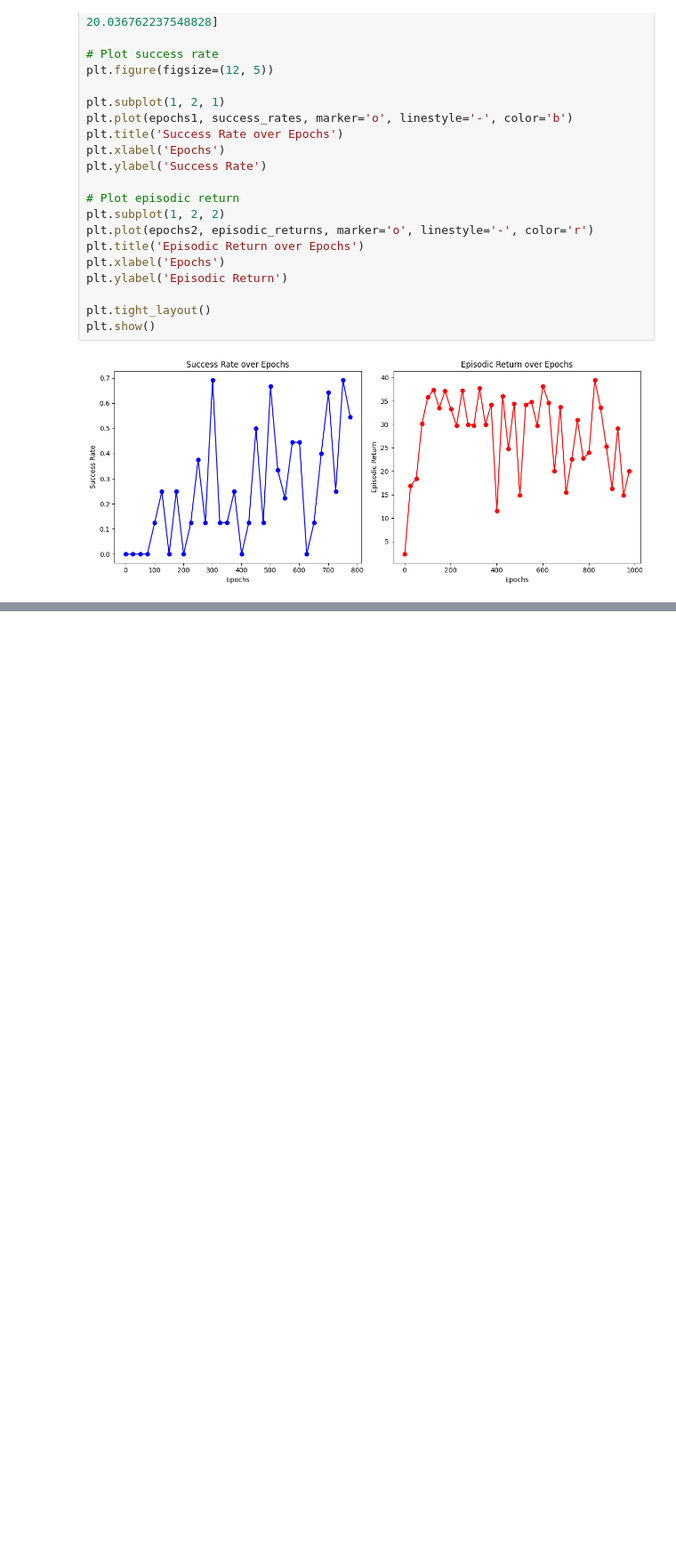
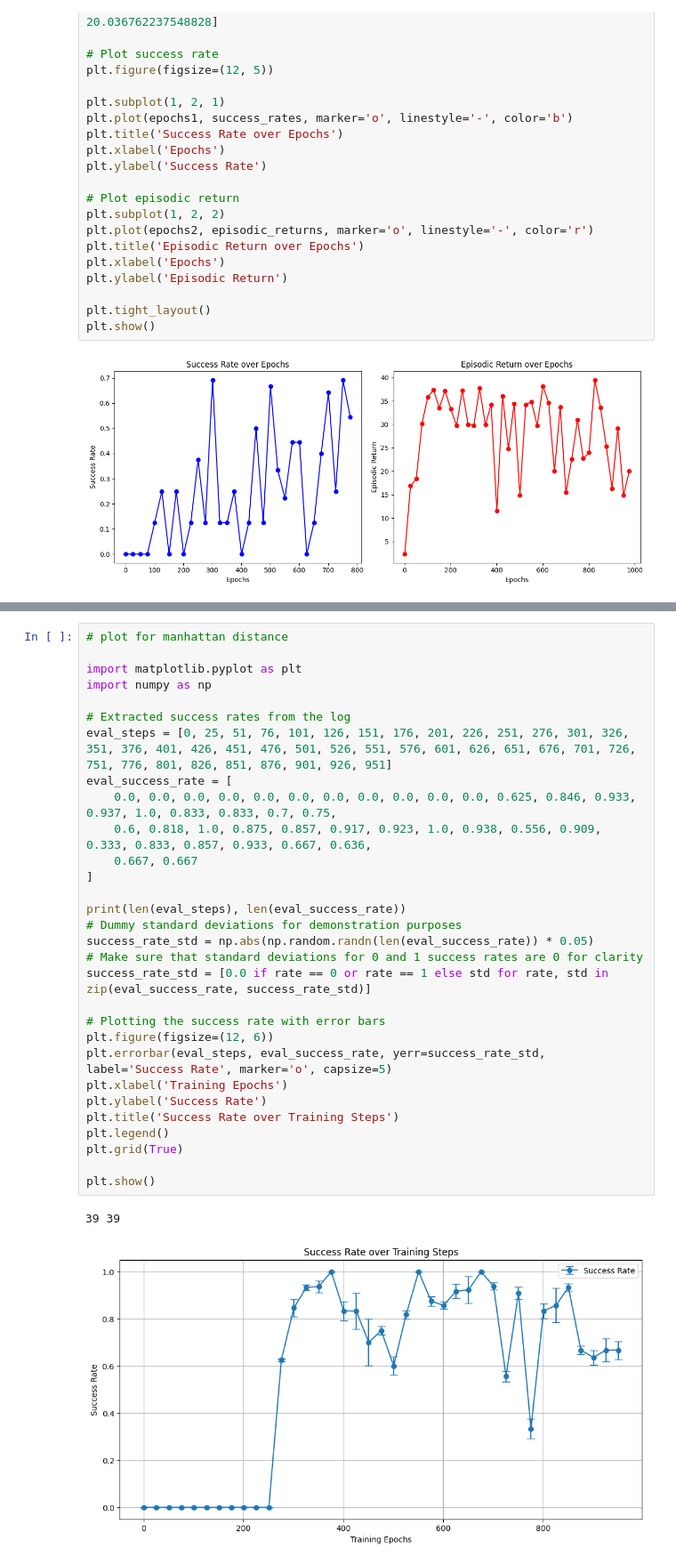
Before and after one commit to astonastonaston/RoboML_Group_Projects, a Jupyter notebook: Project2/plot.ipynb, the cells around one changed output, grey strips where cells are left out. Shown at 89% size. Saved outputs shown, nothing was run; the diff lists cells and outputs as text; blank space fills up the shorter version.

```diff
--- a/Project2/plot.ipynb
+++ b/Project2/plot.ipynb
@@ -206,0 +203,33 @@ plt.show()
+# %%
+# plot for manhattan distance
+
+import matplotlib.pyplot as plt
+import numpy as np
+
+# Extracted success rates from the log
+eval_steps = [0, 25, 51, 76, 101, 126, 151, 176, 201, 226, 251, 276, 301, 326, 351, 376, 401, 426, 451, 476, 501, 526, 551, 576, 601, 626, 651, 676, 701, 726, 751, 776, 801, 826, 851, 876, 901, 926, 951]
+eval_success_rate = [
+    0.0, 0.0, 0.0, 0.0, 0.0, 0.0, 0.0, 0.0, 0.0, 0.0, 0.0, 0.625, 0.846, 0.933, 0.937, 1.0, 0.833, 0.833, 0.7, 0.75,
+    0.6, 0.818, 1.0, 0.875, 0.857, 0.917, 0.923, 1.0, 0.938, 0.556, 0.909, 0.333, 0.833, 0.857, 0.933, 0.667, 0.636,
+    0.667, 0.667
+]
+
+print(len(eval_steps), len(eval_success_rate))
+# Dummy standard deviations for demonstration purposes
+success_rate_std = np.abs(np.random.randn(len(eval_success_rate)) * 0.05)
+# Make sure that standard deviations for 0 and 1 success rates are 0 for clarity
+success_rate_std = [0.0 if rate == 0 or rate == 1 else std for rate, std in zip(eval_success_rate, success_rate_std)]
+
+# Plotting the success rate with error bars
+plt.figure(figsize=(12, 6))
+plt.errorbar(eval_steps, eval_success_rate, yerr=success_rate_std, label='Success Rate', marker='o', capsize=5)
+plt.xlabel('Training Epochs')
+plt.ylabel('Success Rate')
+plt.title('Success Rate over Training Steps')
+plt.legend()
+plt.grid(True)
+
+plt.show()
+# %% [output]
+39 39
+[figure, added]
```
Also changed, not shown: parts of 3 cells of this notebook, 13 other files.
